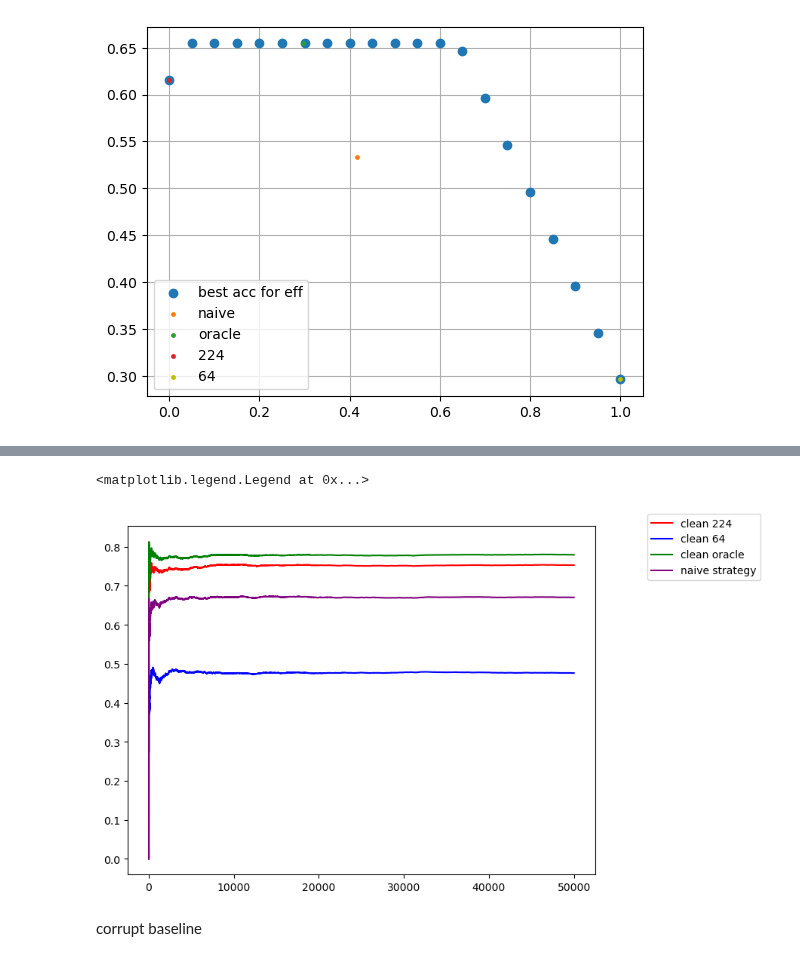
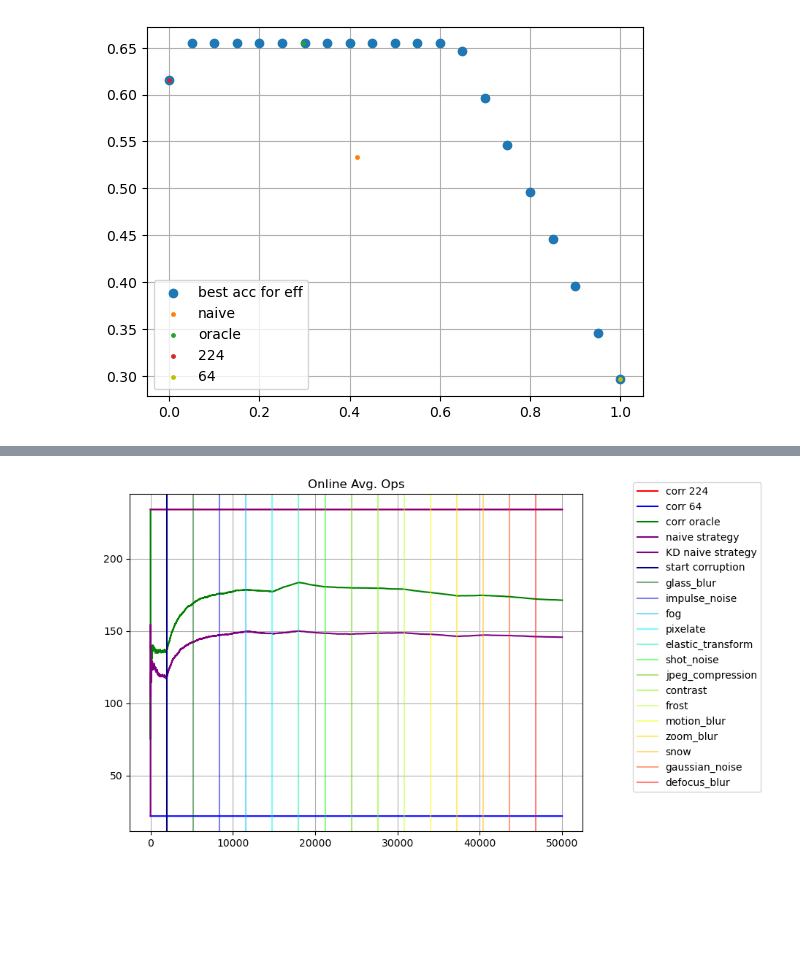
Before and after one commit to Geffen-Cooper/continual_learning_playground, a Jupyter notebook: src/test_time_kd/test_corruptions.ipynb, the cells around one changed output, grey strips where cells are left out. Cells and saved outputs as stored; diff of their text form; code cells hidden in the pictures; blank space fills up the shorter version.

```diff
--- a/src/test_time_kd/test_corruptions.ipynb
+++ b/src/test_time_kd/test_corruptions.ipynb
@@ -1131,8 +1131,8 @@ ax1.plot(idxs,corr_oracle_efficiency,label='corrupt oracle',color='green')
 # ax1.plot(idxs,corr_online_acc,label='corrupted 224',color='black')
 # ax1.plot(idxs,corr_online_acc64,label='corrupted 64',color='green')
 ax1.plot(idxs,corr_naive_efficiency,label='naive strategy',color='purple')
-ax1.axvline(x = 499, color = 'orange', label = 'start corruption')
-for i,x in enumerate(transition_points):
+ax1.axvline(x = transition_points[0], color = 'orange', label = 'start corruption')
+for i,x in enumerate(transition_points[1:]):
     plt.axvline(x =x, label = corruptions[rand_corr_order[i]],alpha=0.5)
 colormap = plt.cm.gist_ncar #nipy_spectral, Set1,Paired
 colors = [colormap(i) for i in np.linspace(0, 1,len(ax1.lines))]
@@ -1149,7 +1149,7 @@ ax1.legend(bbox_to_anchor=(1.1, 1.05))
 # ax2.set_ylabel("# overconfident images")
 # ax1.set_xlabel("Image Index")
 plt.grid()
-plt.title("Online Accuracy")
+plt.title("Online Efficiency")
 plt.ylim([-0.1,1.1])
 # %% [output]
 (-0.1, 1.1)
@@ -1401,0 +1384,13 @@ clean baseline
+# %%
+import copy
+model64_KD = copy.deepcopy(model)
+model64_KD.train()
+# freeze parameters other than last layer
+for i,c in enumerate(model64_KD.children()):
+    if i == 2:
+        for param in c[0].parameters():
+            param.requires_grad = False
+    else:
+        for param in c.parameters():
+            param.requires_grad = False
+sum(p.numel() for p in model64_KD.parameters() if p.requires_grad)
@@ -1402,24 +1563,30 @@ clean baseline
 # %%
-# fig1 = plt.figure(figsize=(8,6))
-# ax1 = fig1.add_subplot(111)
-# ax1.plot(idxs,clean_online_acc,label='clean 224',color='red')
-# ax1.plot(idxs,clean_online_acc64,label='clean 64',color='blue')
-# ax1.plot(idxs,clean_oracle_acc,label='clean oracle',color='green')
-# # ax1.plot(idxs,corr_online_acc,label='corrupted 224',color='black')
-# # ax1.plot(idxs,corr_online_acc64,label='corrupted 64',color='green')
-# ax1.plot(idxs,clean_naive_online_acc,label='naive strategy',color='purple')
-
-# # ax2 = ax1.twinx()
-# # px = overconfident_locations
-# # py = [naive_online_acc[x] for x in px]
-# # # plt.scatter(px,py,s=0.5,c='r')
-# # ax2.hist(px,bins=100,alpha=0.2)
-# ax1.legend(bbox_to_anchor=(1.1, 1.05))
-# # ax1.set_ylabel("Online Accuracy")
-# # ax2.set_ylabel("# overconfident images")
-# # ax1.set_xlabel("Image Index")
+fig1 = plt.figure(figsize=(8,6))
+ax1 = fig1.add_subplot(111)
+ax1.plot(idxs,corr_online_ops,label='corr 224',color='red')
+ax1.plot(idxs,corr_online_ops64,label='corr 64',color='blue')
+ax1.plot(idxs,corr_oracle_ops,label='corr oracle',color='green')
+# ax1.plot(idxs,corr_online_acc,label='corrupted 224',color='black')
+# ax1.plot(idxs,corr_online_acc64,label='corrupted 64',color='green')
+ax1.plot(idxs,corr_naive_ops,label='naive strategy',color='purple')
+ax1.plot(idxs,corr_online_ops_KD,label='KD naive strategy',color='purple')
+plt.title("Online Avg. Ops")
+ax1.axvline(x = transition_points[0], color = 'orange', label = 'start corruption')
+for i,x in enumerate(transition_points[1:]):
+    plt.axvline(x =x, label = corruptions[rand_corr_order[i]],alpha=0.5)
+colormap = plt.cm.gist_ncar #nipy_spectral, Set1,Paired
+colors = [colormap(i) for i in np.linspace(0, 1,len(ax1.lines))]
+for i,j in enumerate(ax1.lines[5:]):
+    j.set_color(colors[i])
+# ax2 = ax1.twinx()
+# px = overconfident_locations
+# py = [naive_online_acc[x] for x in px]
+# # plt.scatter(px,py,s=0.5,c='r')
+# ax2.hist(px,bins=100,alpha=0.2)
+ax1.legend(bbox_to_anchor=(1.1, 1.05))
+# ax1.set_ylabel("Online Accuracy")
+# ax2.set_ylabel("# overconfident images")
+# ax1.set_xlabel("Image Index")
+plt.grid()
 # %% [output]
-<matplotlib.legend.Legend at 0x...>
-[figure, old version]
+[figure, new version]
-# %% [markdown]
-corrupt baseline
```
Also changed, not shown: parts of 14 cells of this notebook.
